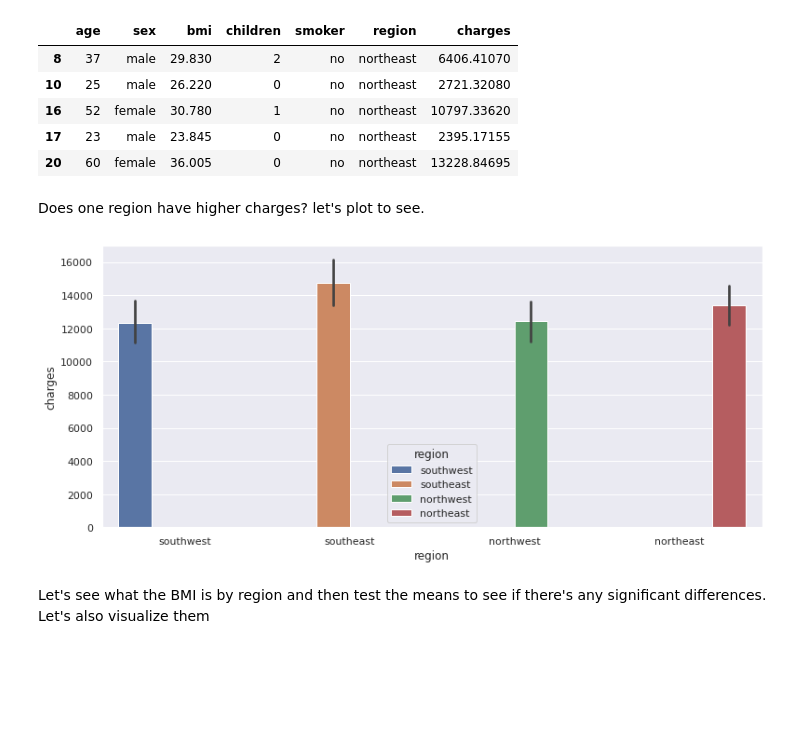
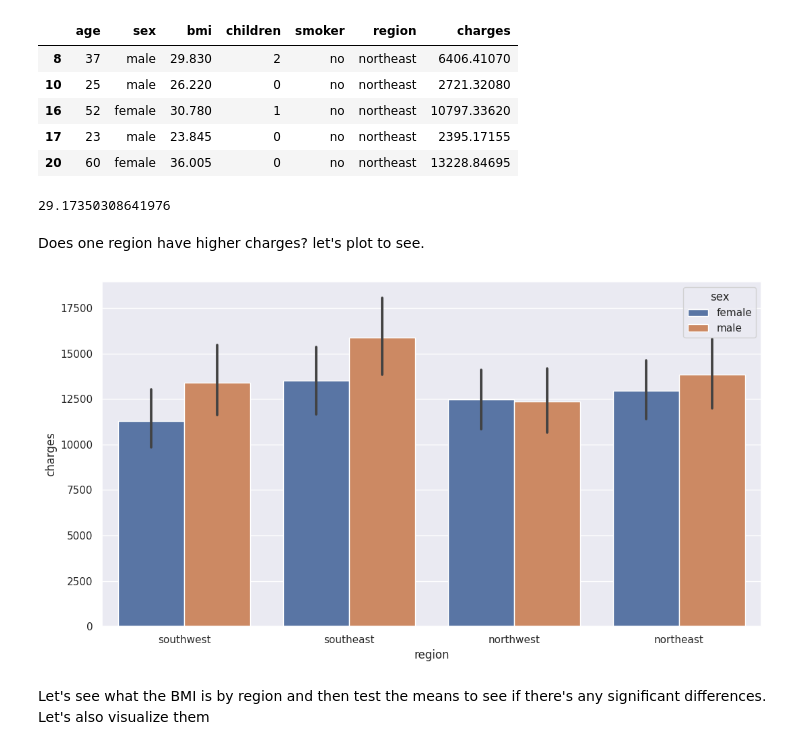
Before and after one commit to maeve70/medical-insurance-project, a Jupyter notebook: MedicalInsuranceCostsCC.ipynb, the cells around one changed output. Drawn from its saved outputs; the diff is of its cells as text; code cells hidden in the pictures; blank space fills up the shorter version.

```diff
--- a/MedicalInsuranceCostsCC.ipynb
+++ b/MedicalInsuranceCostsCC.ipynb
@@ -76,0 +235,2 @@ age: 39, bmi, 30.6, children: 1, charges: 13270.42
+# %%
+sns.set_palette("magma")
@@ -101,0 +556,3 @@ That's a large mean!
+# %%
+insurance['charges'] = insurance['charges'].astype(np.int64)
+insurance.info()
@@ -184,14 +816,18 @@ northeast.head()
 | 16 | 52 | female | 30.780 | 1 | no | northeast | 10797.33620 |
 | 17 | 23 | male | 23.845 | 0 | no | northeast | 2395.17155 |
 | 20 | 60 | female | 36.005 | 0 | no | northeast | 13228.84695 |
+# %%
+northeast['bmi'].mean()
+# %% [output]
+29.17350308641976
 # %% [markdown]
 Does one region have higher charges? let's plot to see.
 # %%
-plt.figure(figsize= (11, 5))
-ax = sns.barplot(x="region", y="charges", hue= "region", data=insurance)
+plt.figure(figsize= (11, 6))
+ax = sns.barplot(x="region", y="charges", hue= "sex", data=insurance)
 plt.show()
 # %% [output]
-[figure, old version]
+[figure, new version]
 # %% [markdown]
 Let's see what the BMI is by region and then test the means to see if there's any significant differences. Let's also visualize them
 # %%
```
Also changed, not shown: parts of 113 cells of this notebook.
